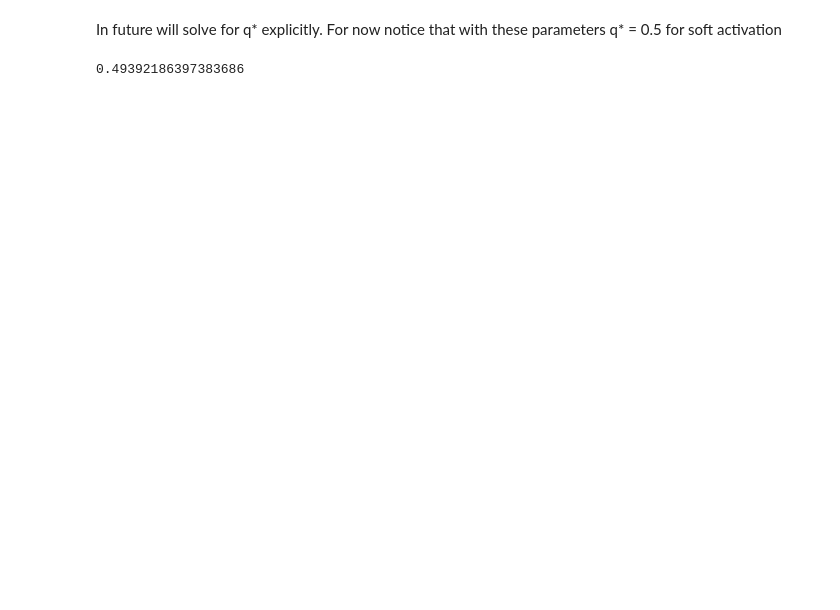
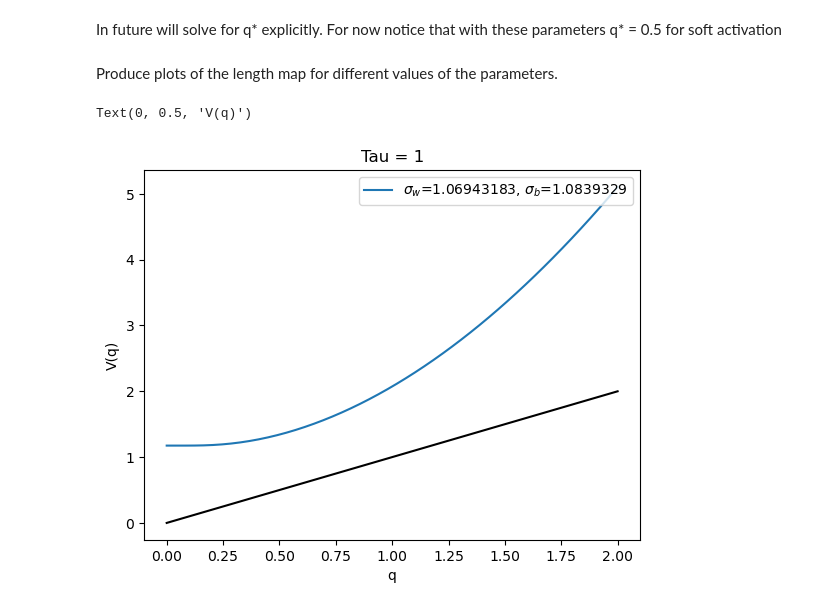
Before and after one commit to ndaultryball1/activation_sparsity, a Jupyter notebook: experiment.ipynb, the cells around one changed output. Drawn from its saved outputs; the diff is of its cells as text; code cells hidden in the pictures; blank space fills up the shorter version.

```diff
--- a/experiment.ipynb
+++ b/experiment.ipynb
@@ -46,5 +50 @@ q_star_soft = 0.5
 q_star_hard = 0.75
-# %%
-correlation_map( soft, 0.5,0.5, 0.5, sigma_b, sigma_w, 1 )
-# %% [output]
-0.49392186397383686
@@ -51 +53,39 @@ correlation_map( soft, 0.5,0.5, 0.5, sigma_b, sigma_w, 1 )
+# %% [markdown]
+Produce plots of the length map for different values of the parameters.
+# %%
+from activations import V_soft_analytic
+plt.close( "all")
+values = [ 0.1, 0.5, 1 ]
+q_values = np.linspace( 0, 2, 50 )
+for tau in [ 0.1, 0.5, 1, 3, 5 ]:
+    fig, ax = plt.subplots()
+    for sigma_w, sigma_b in product( values, values ):
+        fp = [ V_soft_analytic(q, sigma_b, sigma_w, tau ) for q in q_values ]
+        ax.plot(q_values, fp, label=f'$\sigma_w$={sigma_w}, $\sigma_b$={sigma_b}')
+
+    ax.plot( q_values, q_values, "k-" )
+    ax.legend(loc="upper right")
+    ax.set_title( f"Tau = {tau}")
+    ax.set_xlabel( "q")
+    ax.set_ylabel( "V(q)")
+    fig.savefig( dir+f"/graphs/Tau={tau}.png" )
+    plt.close(fig)
+# %%
+tau = 1
+fig, ax = plt.subplots()
+sigma_w = 1.06943183
+sigma_b = 1.0839329
+fp = [ V_soft_analytic(q, sigma_b, sigma_w, tau ) for q in q_values ]
+ax.plot(q_values, fp, label=f'$\sigma_w$={sigma_w}, $\sigma_b$={sigma_b}')
+
+ax.plot( q_values, q_values, "k-" )
+ax.legend(loc="upper right")
+ax.set_title( f"Tau = {tau}")
+ax.set_xlabel( "q")
+ax.set_ylabel( "V(q)")
+# fig.savefig( dir+f"/graphs/Tau={tau}.png" )
+# plt.close(fig)
+# %% [output]
+Text(0, 0.5, 'V(q)')
+[figure, added]
 # %%
```
Also changed, not shown: parts of 8 cells of this notebook, 14 other files.
